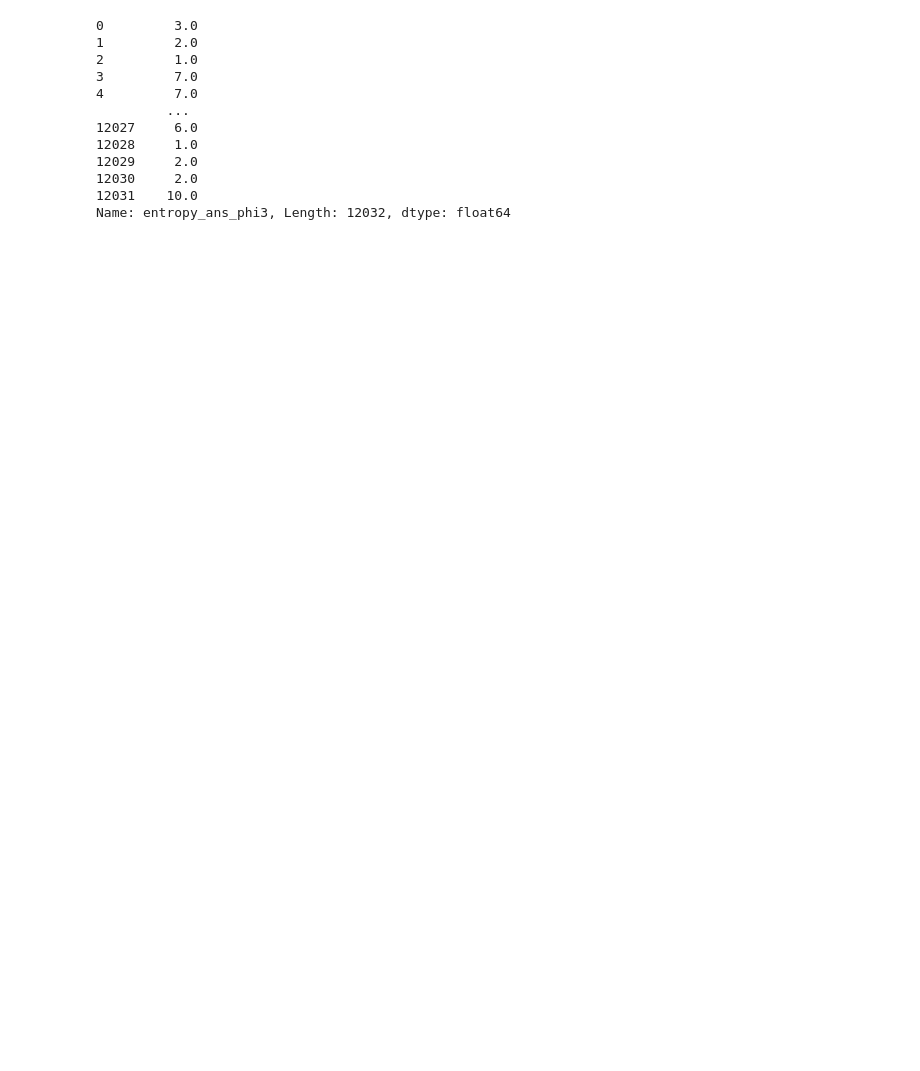
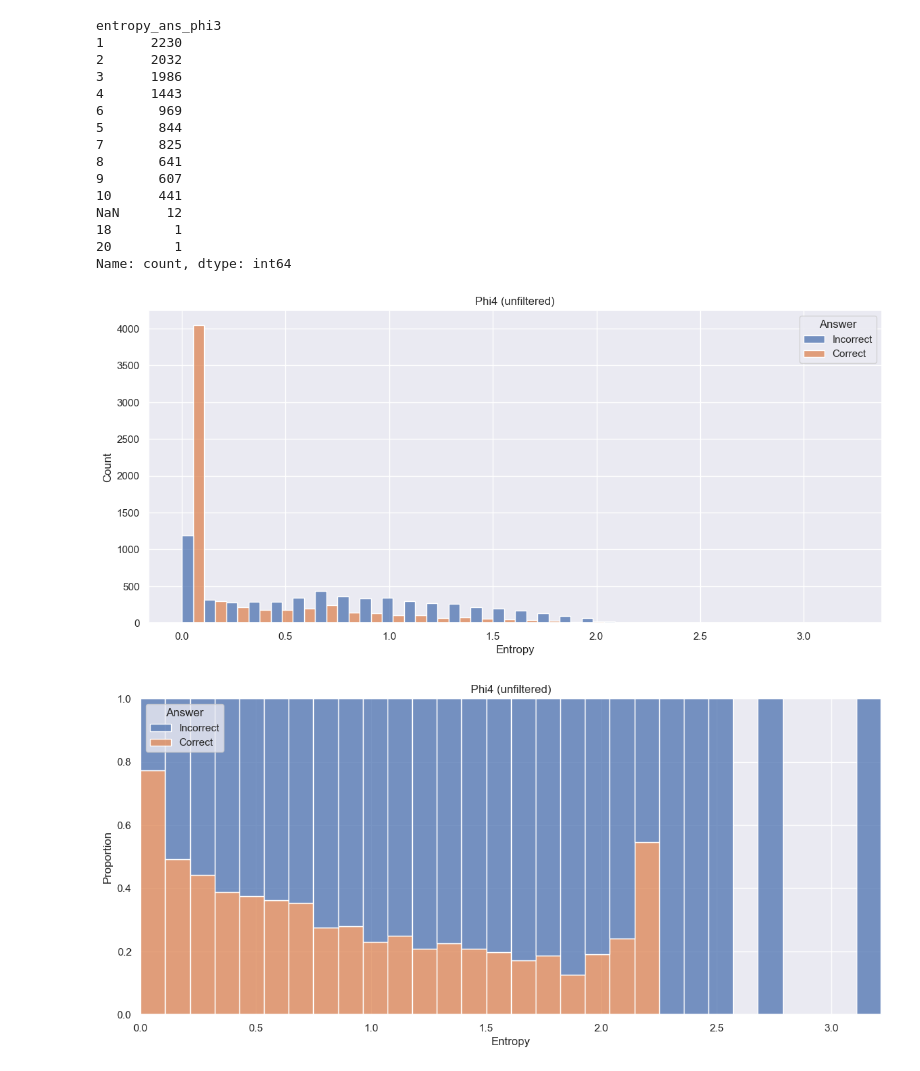
Before and after one commit to aigoncharov/complexity-aware-fine-tuning, a Jupyter notebook: src/analysis/single_token_entropy/phi4_mmlu_entropy_single_token.ipynb, the cells around one changed output. Cells and saved outputs as stored; diff of their text form; code cells hidden in the pictures; blank space fills up the shorter version.

Commit message:
Fix analysis

```diff
--- a/src/analysis/single_token_entropy/phi4_mmlu_entropy_single_token.ipynb
+++ b/src/analysis/single_token_entropy/phi4_mmlu_entropy_single_token.ipynb
@@ -11,16 +12,26 @@ mmlu_entropy_df = pd.read_csv(
 )
 # %%
-mmlu_entropy_df["entropy_ans_phi3"]
+mmlu_entropy_df.value_counts("entropy_ans_phi3", dropna=False)
 # %% [output]
-0         3.0
-1         2.0
-2         1.0
-3         7.0
-4         7.0
-         ...
-12027     6.0
-12028     1.0
-12029     2.0
-12030     2.0
-12031    10.0
-Name: entropy_ans_phi3, Length: 12032, dtype: float64
+entropy_ans_phi3
+1      2230
+2      2032
+3      1986
+4      1443
+6       969
+5       844
+7       825
+8       641
+9       607
+10      441
+NaN      12
+18        1
+20        1
+Name: count, dtype: int64
+# %%
+from reasoning_fine_tune.analysis.visualize_entropy_all import visualize_entropy_all
+
+visualize_entropy_all(mmlu_entropy_df, "entropy_value_phi3", "entropy_ans_correct_phi3", model_name="Phi4 (unfiltered)")
+# %% [output]
+[figure, added]
+[figure, added]
```
Also changed, not shown: parts of 4 cells of this notebook, 9 other files.
